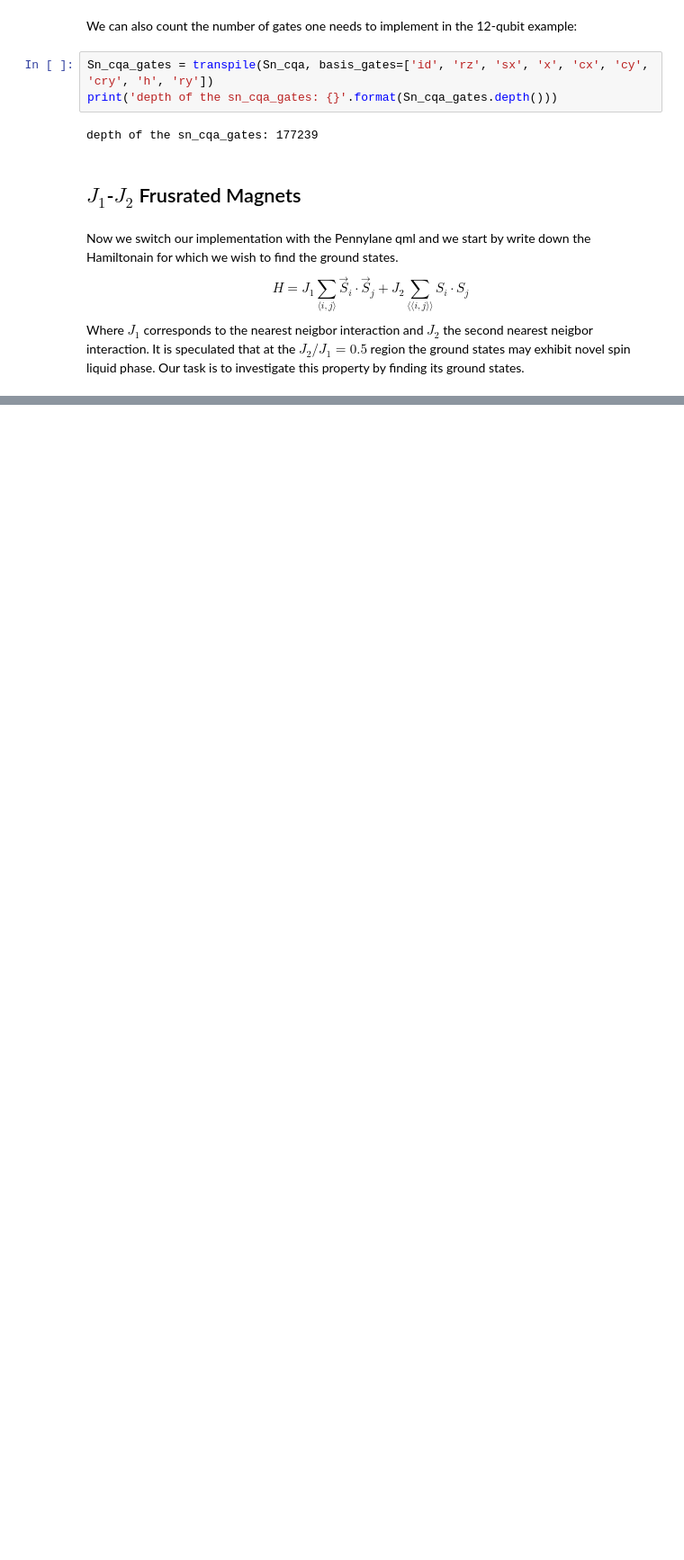
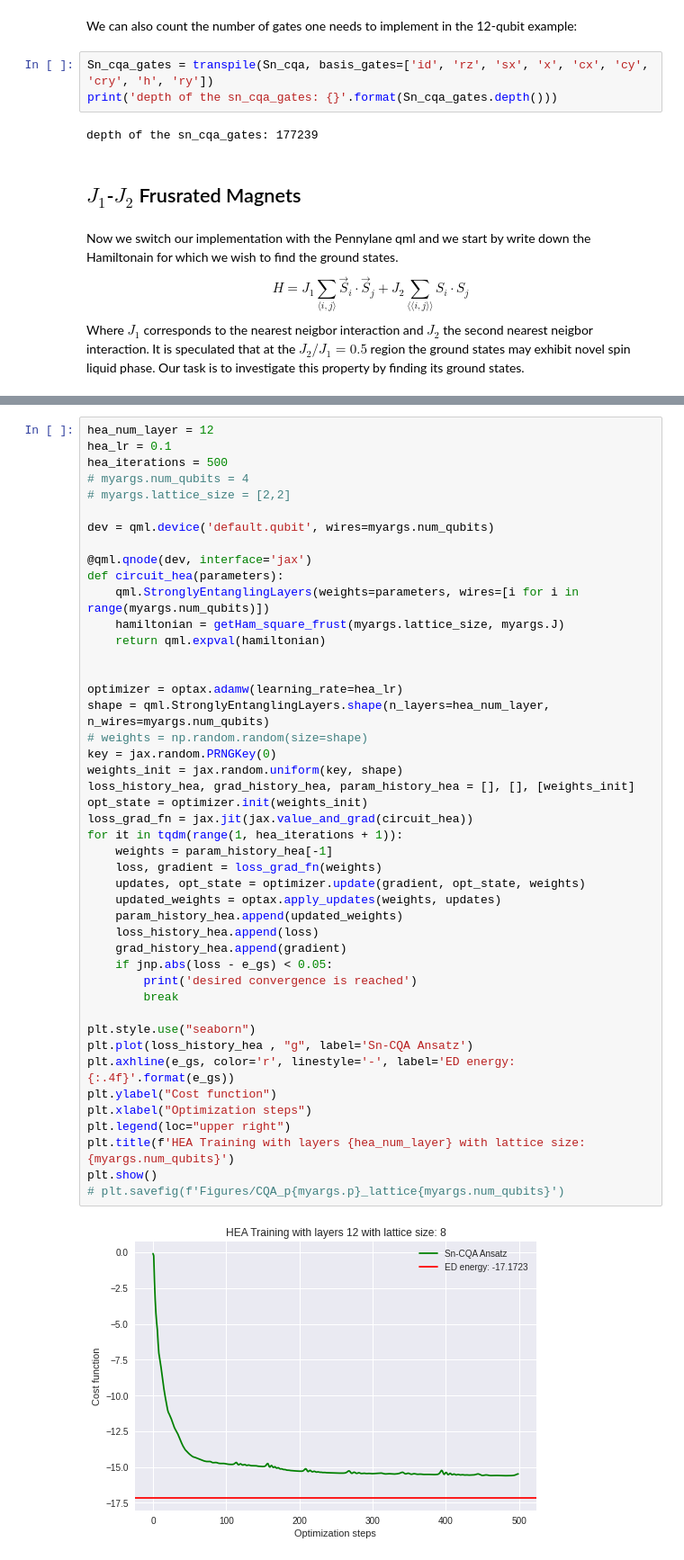
Before and after one commit to hanzheng98/Sn-CQA, a Jupyter notebook: CQA_Modules.ipynb, the cells around one changed output, grey strips where cells are left out. Shown at 90% size. Saved outputs shown, nothing was run; the diff lists cells and outputs as text; blank space fills up the shorter version.

```diff
--- a/CQA_Modules.ipynb
+++ b/CQA_Modules.ipynb
@@ -351,0 +564,47 @@ heisenbergJ1 = getHam_square_frust(6, J=[1.0, 0.0])
+# %%
+hea_num_layer = 12
+hea_lr = 0.1
+hea_iterations = 500
+# myargs.num_qubits = 4
+# myargs.lattice_size = [2,2]
+
+dev = qml.device('default.qubit', wires=myargs.num_qubits)
+
+@qml.qnode(dev, interface='jax')
+def circuit_hea(parameters):
+    qml.StronglyEntanglingLayers(weights=parameters, wires=[i for i in range(myargs.num_qubits)])
+    hamiltonian = getHam_square_frust(myargs.lattice_size, myargs.J)
+    return qml.expval(hamiltonian)
+
+
+optimizer = optax.adamw(learning_rate=hea_lr)
+shape = qml.StronglyEntanglingLayers.shape(n_layers=hea_num_layer, n_wires=myargs.num_qubits)
+# weights = np.random.random(size=shape)
+key = jax.random.PRNGKey(0)
+weights_init = jax.random.uniform(key, shape)
+loss_history_hea, grad_history_hea, param_history_hea = [], [], [weights_init]
+opt_state = optimizer.init(weights_init)
+loss_grad_fn = jax.jit(jax.value_and_grad(circuit_hea))
+for it in tqdm(range(1, hea_iterations + 1)):
+    weights = param_history_hea[-1]
+    loss, gradient = loss_grad_fn(weights)
+    updates, opt_state = optimizer.update(gradient, opt_state, weights)
+    updated_weights = optax.apply_updates(weights, updates)
+    param_history_hea.append(updated_weights)
+    loss_history_hea.append(loss)
+    grad_history_hea.append(gradient)
+    if jnp.abs(loss - e_gs) < 0.05:
+        print('desired convergence is reached')
+        break
+
+plt.style.use("seaborn")
+plt.plot(loss_history_hea , "g", label='Sn-CQA Ansatz')
+plt.axhline(e_gs, color='r', linestyle='-', label='ED energy: {:.4f}'.format(e_gs))
+plt.ylabel("Cost function")
+plt.xlabel("Optimization steps")
+plt.legend(loc="upper right")
+plt.title(f'HEA Training with layers {hea_num_layer} with lattice size: {myargs.num_qubits}')
+plt.show()
+# plt.savefig(f'Figures/CQA_p{myargs.p}_lattice{myargs.num_qubits}')
+# %% [output]
+[figure, added]
```
Also changed, not shown: parts of 24 cells of this notebook, 2 other files.
